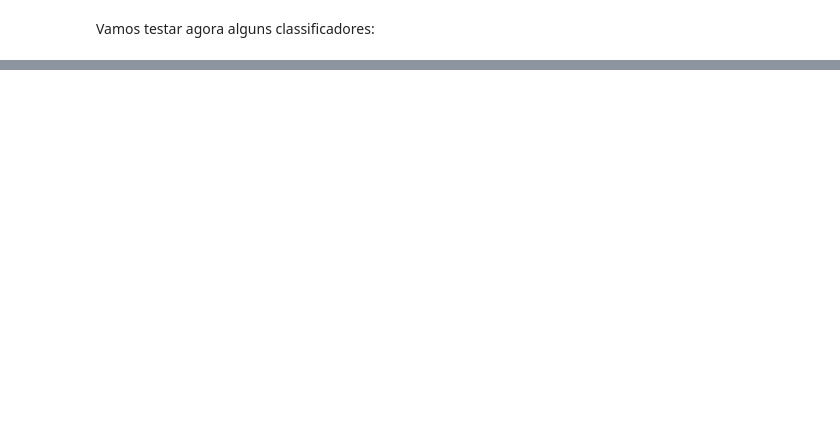
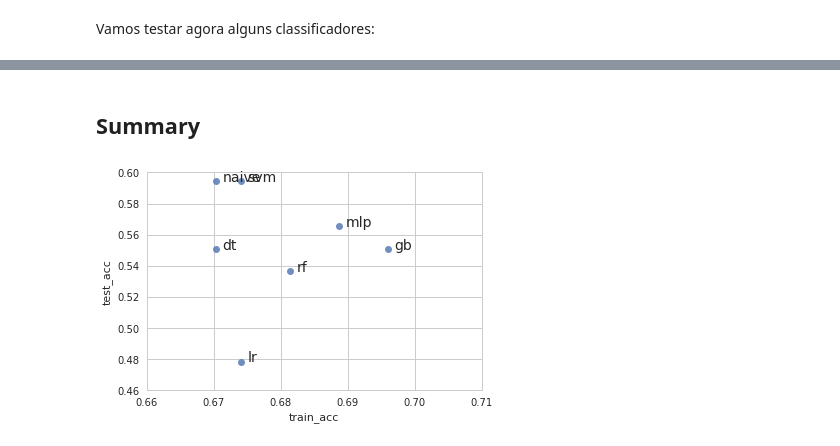
Before and after one commit to hugolouzada/DigitalTwinWorldCup, a Jupyter notebook: DTWorldCup.ipynb, the cells around one changed output, grey strips where cells are left out. Cells and saved outputs as stored; diff of their text form; code cells hidden in the pictures; blank space fills up the shorter version.

```diff
--- a/DTWorldCup.ipynb
+++ b/DTWorldCup.ipynb
@@ -270,0 +557,5 @@ Fitting 5 folds for each of 990 candidates, totalling 4950 fits
+# %%
+from sklearn.dummy import DummyClassifier
+
+dumclf = DummyClassifier(strategy='most_frequent')
+dumclf.fit(X_train,y_train)
@@ -270,0 +568,4 @@ Fitting 5 folds for each of 990 candidates, totalling 4950 fits
+# %%
+y_test_pred = dumclf.predict(X_test)
+test_acc_naive = accuracy_score(y_test,y_test_pred)
+test_acc_naive
@@ -270,0 +574,5 @@ Fitting 5 folds for each of 990 candidates, totalling 4950 fits
+# %%
+brasil_clf_df = brasil_clf_df.append({'classifier' : 'naive',
+                                      'estimator' : dumclf,
+                                      'train_acc' : train_acc_naive,
+                                      'test_acc' : test_acc_naive}, ignore_index=True)
@@ -270,0 +589,25 @@ Fitting 5 folds for each of 990 candidates, totalling 4950 fits
+# %% [markdown]
+## Summary
+# %%
+from sklearn.metrics import f1_score
+
+brasil_clf_df['train_f1'] = brasil_clf_df.apply(lambda row: f1_score(row['estimator'].predict(X_train),y_train,average='weighted')
+                                                ,axis=1)
+
+brasil_clf_df['test_f1'] = brasil_clf_df.apply(lambda row: f1_score(row['estimator'].predict(X_test),y_test,average='weighted')
+                                                ,axis=1)
+# %%
+ax = sns.regplot(x=brasil_clf_df["train_acc"], y=brasil_clf_df["test_acc"],fit_reg=False,label="log da pnad")
+
+ax.set(xlim=(0.66,0.71))
+ax.set(ylim=(0.46,0.6))
+
+
+def label_point(x, y, val, ax):
+    a = pd.concat({'x': x, 'y': y, 'val': val}, axis=1)
+    for i, point in a.iterrows():
+        ax.text(point['x']+.001, point['y'], str(point['val']),size=14)
+
+label_point(brasil_clf_df["train_acc"], brasil_clf_df["test_acc"], brasil_clf_df["classifier"], ax)
+# %% [output]
+[figure, added]
```
Also changed, not shown: parts of 43 cells of this notebook.
